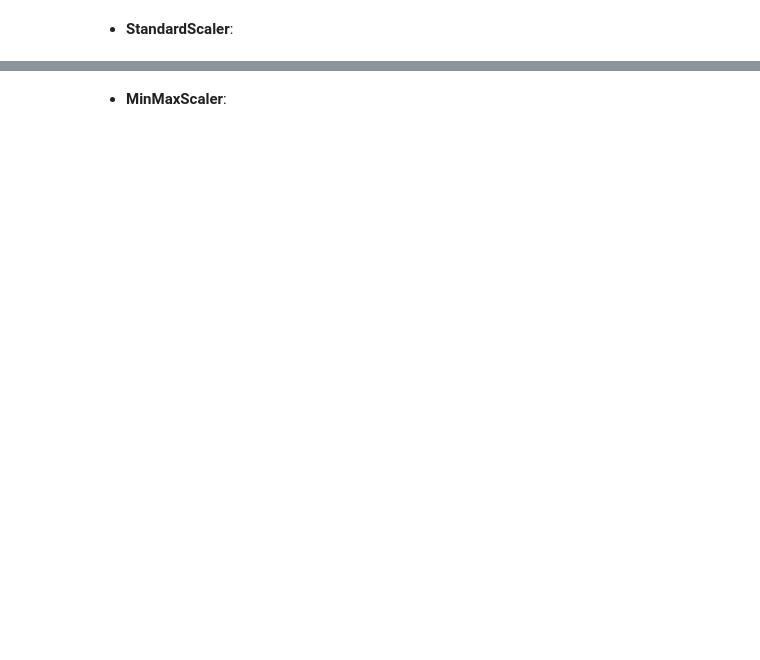
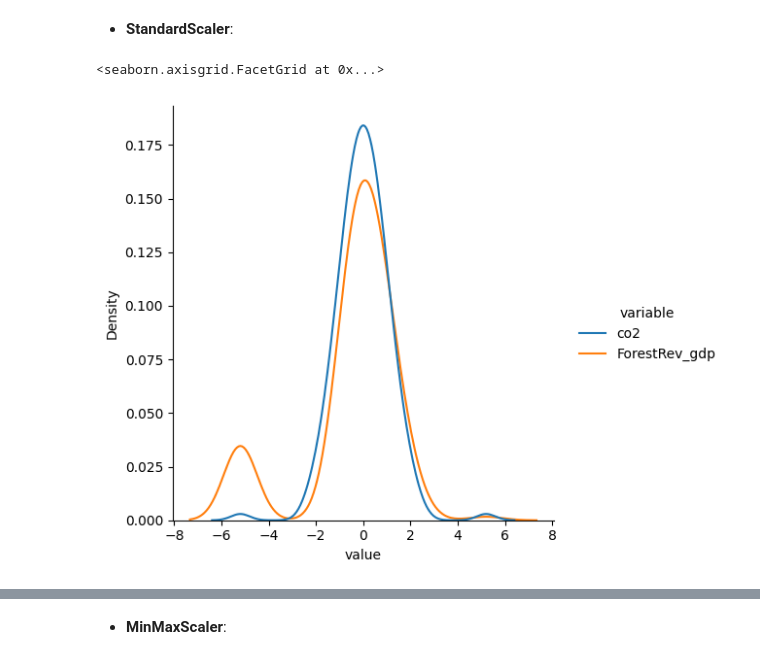
Before and after one commit to nuriacasana/introgeodf, a Jupyter notebook: index.ipynb, the cells around one changed output, grey strips where cells are left out. Drawn from its saved outputs; the diff is of its cells as text; code cells hidden in the pictures; blank space fills up the shorter version.

```diff
--- a/index.ipynb
+++ b/index.ipynb
@@ -709,5 +716,6 @@ import pandas as pd
 fragilityCiaLink="https://github.com/CienciaDeDatosEspacial/merging/raw/main/FragilityCia_isos.csv"
 
 fragilityCia=pd.read_csv(fragilityCiaLink)
-
+# case
+countries['COUNTRY']=countries.COUNTRY.str.upper()
 fragilityCia.head()
@@ -808,7 +966,7 @@ theMapAndData.info()
 
 We should plan how to color the polygons based on some variable, let me check our variables of interest:
 # %%
-DataNames=['fragility', 'co2', 'ForestRev_gdp']
+DataNames=[ 'co2', 'ForestRev_gdp']
 # %%
 
 pd.melt(theMapAndData[DataNames])
@@ -826,10 +1025,14 @@ The variables are in different units, we should try a data rescaling strategy:
 # %% [markdown]
 * **StandardScaler**:
 # %%
-from sklearn.preprocessing import StandardScaler
 
-scaler = StandardScaler()
-normalized_data = scaler.fit_transform(theMapAndData[DataNames])
-sns.displot(pd.melt(pd.DataFrame(normalized_data,columns=DataNames)),
+from sklearn.preprocessing import QuantileTransformer
+scaler = QuantileTransformer(n_quantiles=99, random_state=0,output_distribution='normal') #or 'uniform'
+QtScaled_data = scaler.fit_transform(theMapAndData[DataNames])
+
+sns.displot(pd.melt(pd.DataFrame(QtScaled_data,columns=DataNames)),
             x="value", hue="variable",kind="kde",
             log_scale=(False,False))
+# %% [output]
+<seaborn.axisgrid.FacetGrid at 0x...>
+[figure, added]
```
Also changed, not shown: parts of 25 cells of this notebook.
